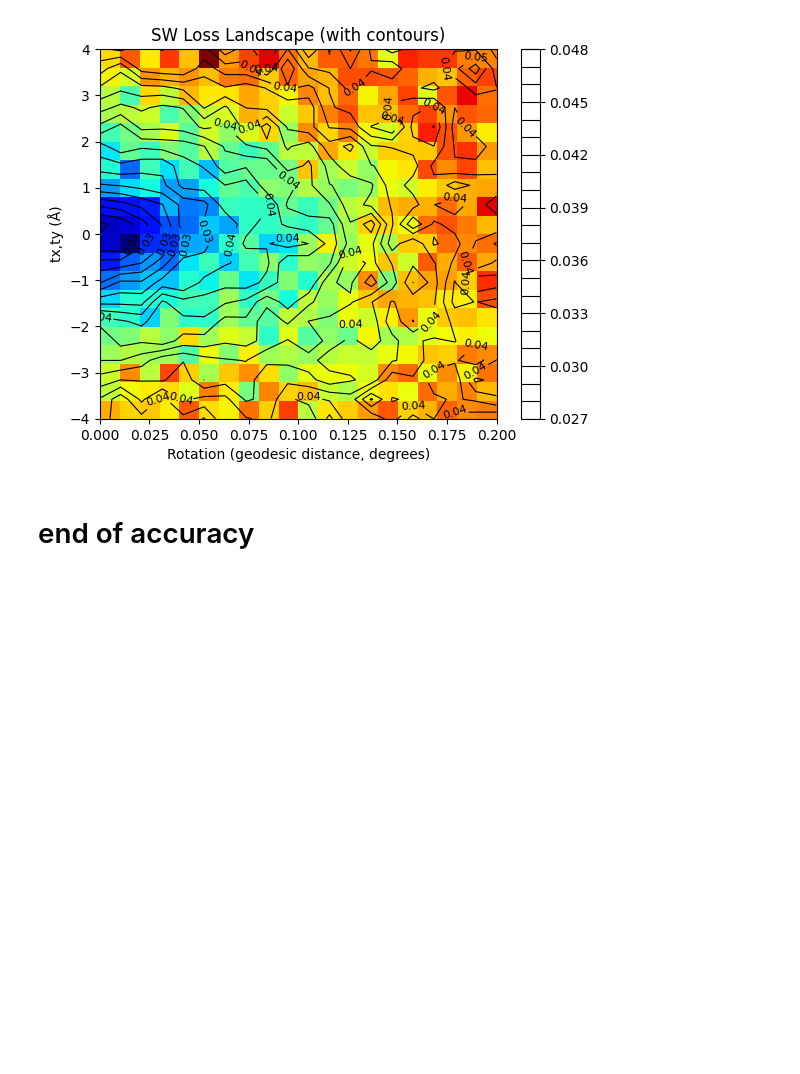
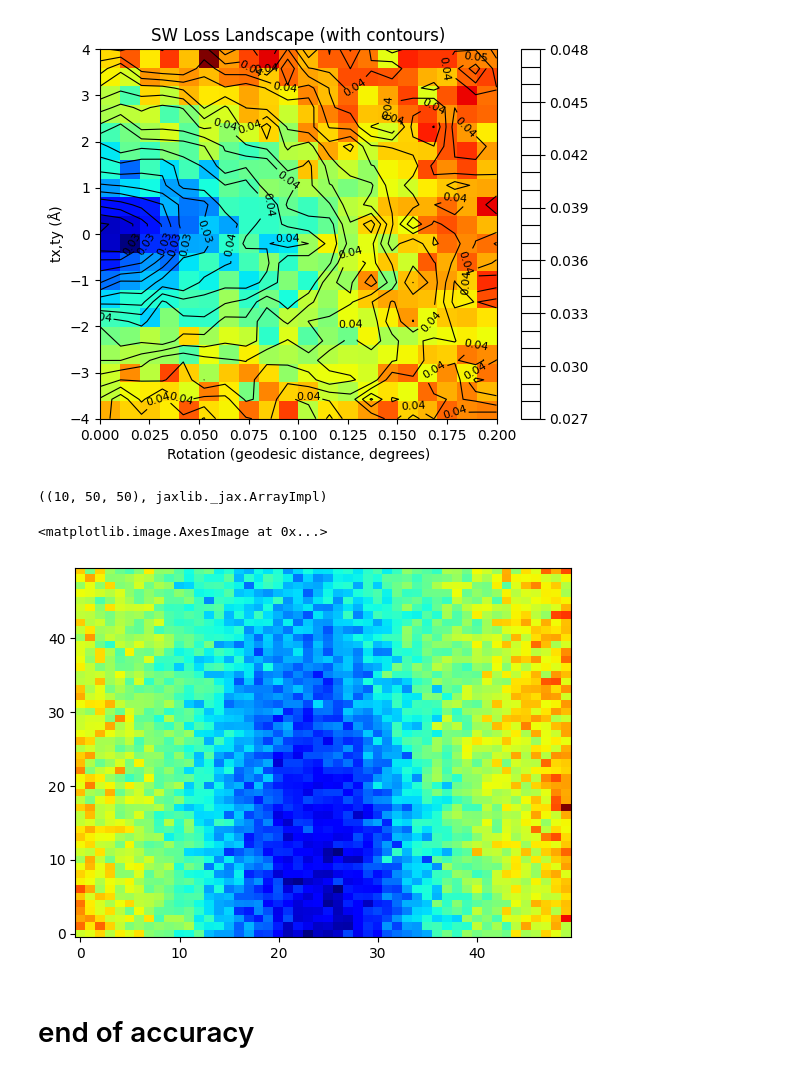
Before and after one commit to flatironinstitute/GOTO-SWAP, a Jupyter notebook: examples/cryojax_joint_optimization.ipynb, the cells around one changed output. Saved outputs shown, nothing was run; the diff lists cells and outputs as text; code cells hidden in the pictures; blank space fills up the shorter version.

Commit message:
save data for plots

```diff
--- a/examples/cryojax_joint_optimization.ipynb
+++ b/examples/cryojax_joint_optimization.ipynb
@@ -414,6 +414,23 @@ plt.title('SW Loss Landscape (with contours)')
 plt.show()
 # %% [output]
 [figure]
+# %%
+fname = '/mnt/home/gwoollard/ceph/repos/GOTO-SWAP/examples/outputs/2025-11-14/02-22-04/data/sw_landscape.npy'
+sw_landscape_loaded = jnp.load(fname)
+# %%
+sw_landscape_loaded.shape, type(sw_landscape_loaded)
+# %% [output]
+((10, 50, 50), jaxlib._jax.ArrayImpl)
+# %%
+plt.imshow(
+    sw_landscape_loaded[0],
+    origin='lower',
+    aspect='auto',
+    cmap='jet'
+)
+# %% [output]
+<matplotlib.image.AxesImage at 0x...>
+[figure, added]
 # %% [markdown]
 # end of accuracy
 # %%
```
Also changed, not shown: 2 other files.
